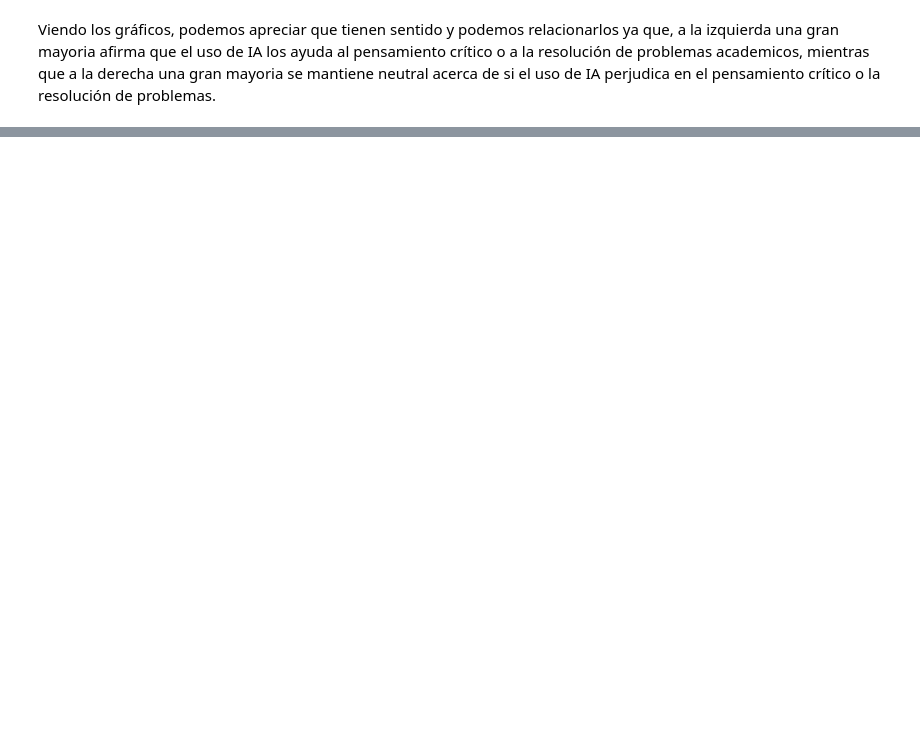
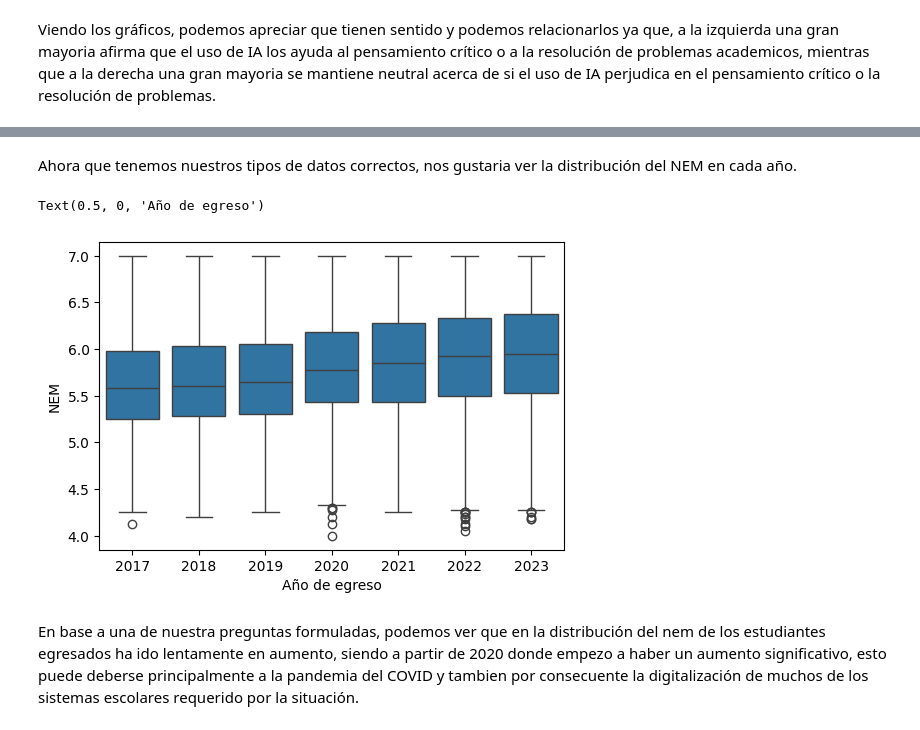
Before and after one commit to Prodigy0101/Proyecto-Semestral, a Jupyter notebook: AnalísisDatos/AnalisisArchivosProyectoFelipe.ipynb, the cells around one changed output, grey strips where cells are left out. Cells and saved outputs as stored; diff of their text form; code cells hidden in the pictures; blank space fills up the shorter version.

```diff
--- a/AnalísisDatos/AnalisisArchivosProyectoFelipe.ipynb
+++ b/AnalísisDatos/AnalisisArchivosProyectoFelipe.ipynb
@@ -191,0 +137,9 @@ Viendo los gráficos, podemos apreciar que tienen sentido y podemos relacionarlo
+# %%
+ruta = 'ArchivosDatos/Rendimiento/NEM-'
+years = ['2017', '2018', '2019', '2020', '2021', '2022', '2023']
+dfs_rendimientos = []
+for year in years:
+    ruta_completa = ruta + year + '.csv'
+    df = pd.read_csv(ruta_completa, sep=';')
+    dfs_rendimientos.append(df)
+df_unido = pd.concat(dfs_rendimientos)
@@ -191,0 +177,4 @@ Viendo los gráficos, podemos apreciar que tienen sentido y podemos relacionarlo
+# %%
+df_unido['NEM'] = df_unido['NEM'].str.replace(',', '.')
+df_unido['NEM'] = df_unido['NEM'].astype(float)
+df_unido.info()
@@ -191,0 +197,15 @@ Viendo los gráficos, podemos apreciar que tienen sentido y podemos relacionarlo
+# %% [markdown]
+Ahora que tenemos nuestros tipos de datos correctos, nos gustaria ver la distribución del NEM en cada año.
+# %%
+fig, ax = plt.subplots(figsize=(6, 4))
+sns.boxplot(
+    data=df_unido,
+    x='AGNO_EGRESO',
+    y='NEM'
+)
+ax.set_xlabel('Año de egreso')
+# %% [output]
+Text(0.5, 0, 'Año de egreso')
+[figure, added]
+# %% [markdown]
+En base a una de nuestra preguntas formuladas, podemos ver que en la distribución del nem de los estudiantes egresados ha ido lentamente en aumento, siendo a partir de 2020 donde empezo a haber un aumento significativo, esto puede deberse principalmente a la pandemia del COVID y tambien por consecuente la digitalización de muchos de los sistemas escolares requerido por la situación.
```
Also changed, not shown: parts of 22 cells of this notebook, 14 other files.
